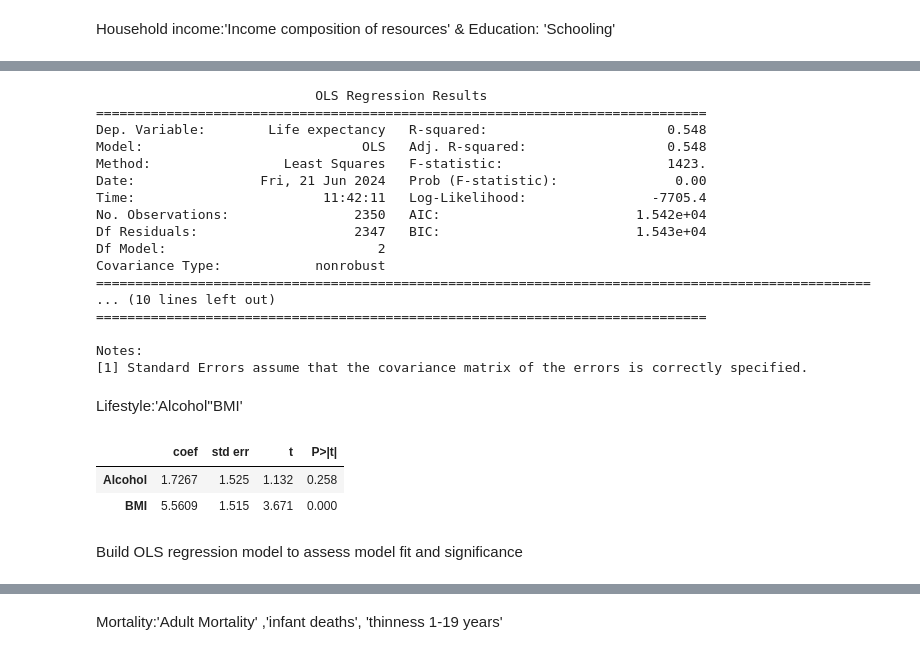
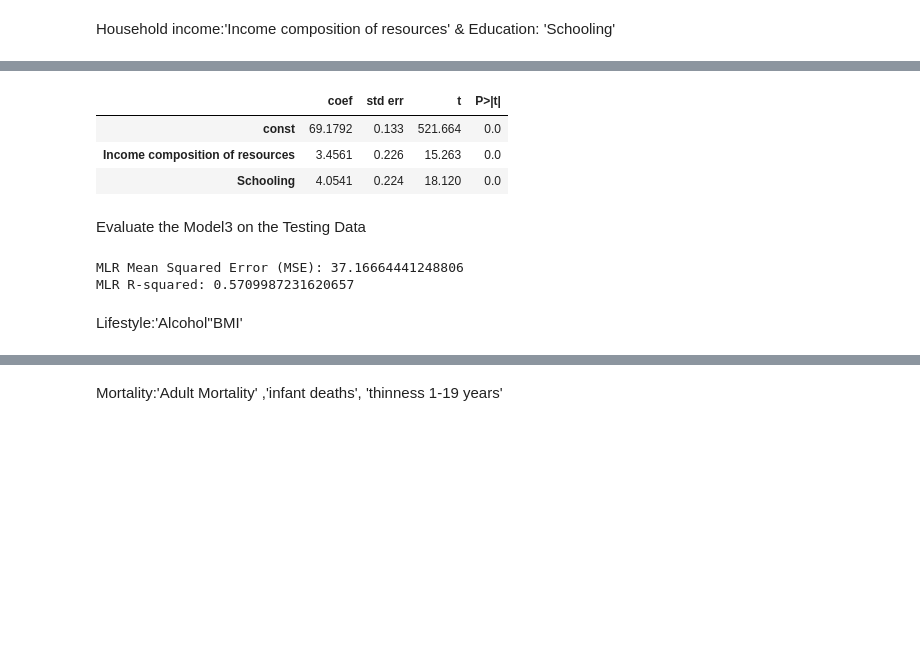
Before and after one commit to samamaryna/team_project, a Jupyter notebook: Project_1.ipynb, the cells around one changed output, grey strips where cells are left out. Cells and saved outputs as stored; diff of their text form; code cells hidden in the pictures; blank space fills up the shorter version.

```diff
--- a/Project_1.ipynb
+++ b/Project_1.ipynb
@@ -349,10 +326,10 @@ Notes:
  Household income:'Income composition of resources' &  Education: 'Schooling'
 # %%
 # Define X (independent variables)
-X = df[['Income composition of resources', 'Schooling']]
+X3 = df[['Income composition of resources', 'Schooling']]
 # Define y (dependent variable)
-y = df['Life expectancy']
+y3 = df['Life expectancy']
 # %%
 # Split data into training and testing sets (80% train, 20% test)
 
-X_train, X_test, y_train, y_test = train_test_split(X, y, test_size=0.2, random_state=42)
+X3_train, X3_test, y3_train, y3_test = train_test_split(X3, y3, test_size=0.2, random_state=42)
@@ -373,31 +336,36 @@ model_formula = 'Q("Life expectancy") ~ Q("Income composition of resources") + Q
 # %%
 # Add a constant to the model (intercept term)
-X_train = sm.add_constant(X_train)
+X3_train = sm.add_constant(X3_train)
 
-# Fit the OLS model
-model = sm.OLS(y_train, X_train)
-results = model.fit()
+# Fit the MLR model
+model3 = sm.OLS(y3_train, X3_train)
+results = model3.fit()
 
 # Print the summary of the regression
-print(results.summary())
+summarize(results)
 # %% [output]
-                            OLS Regression Results
-==============================================================================
-Dep. Variable:        Life expectancy   R-squared:                       0.548
-Model:                            OLS   Adj. R-squared:                  0.548
-Method:                 Least Squares   F-statistic:                     1423.
-Date:                Fri, 21 Jun 2024   Prob (F-statistic):               0.00
-Time:                        11:42:11   Log-Likelihood:                -7705.4
-No. Observations:                2350   AIC:                         1.542e+04
-Df Residuals:                    2347   BIC:                         1.543e+04
-Df Model:                           2
-Covariance Type:            nonrobust
-===================================================================================================
-... (10 lines left out)
-==============================================================================
-
-Notes:
-[1] Standard Errors assume that the covariance matrix of the errors is correctly specified.
+|  | coef | std err | t | P>|t| |
+| const | 69.1792 | 0.133 | 521.664 | 0.0 |
+| Income composition of resources | 3.4561 | 0.226 | 15.263 | 0.0 |
+| Schooling | 4.0541 | 0.224 | 18.120 | 0.0 |
+# %% [markdown]
+Evaluate the Model3 on the Testing Data
+# %%
+# Add a constant to the model (intercept term)
+X3_test = sm.add_constant(X3_test)
+
+# Predict using the model fitted on the training data
+y3_pred = results.predict(X3_test)
+
+# Calculate Mean Squared Error (MSE) and R-squared
+mse = mean_squared_error(y3_test, y3_pred)
+r2 = r2_score(y3_test, y3_pred)
+
+print(f'MLR Mean Squared Error (MSE): {mse}')
+print(f'MLR R-squared: {r2}')
+# %% [output]
+MLR Mean Squared Error (MSE): 37.16664441248806
+MLR R-squared: 0.5709987231620657
 # %% [markdown]
 Lifestyle:'Alcohol''BMI'
 # %%
@@ -412,11 +379,0 @@ X_train, X_test, y_train, y_test = train_test_split(X, y, test_size=0.2, random_
-# %%
-# To fit a multiple linear regression model
-model1 = sm.OLS(y_train, X_train )
-results1 = model1.fit()
-summarize(results1)
-# %% [output]
-|  | coef | std err | t | P>|t| |
-| Alcohol | 1.7267 | 1.525 | 1.132 | 0.258 |
-| BMI | 5.5609 | 1.515 | 3.671 | 0.000 |
-# %% [markdown]
-Build OLS regression model to assess model fit and significance
```
Also changed, not shown: parts of 37 cells of this notebook.
